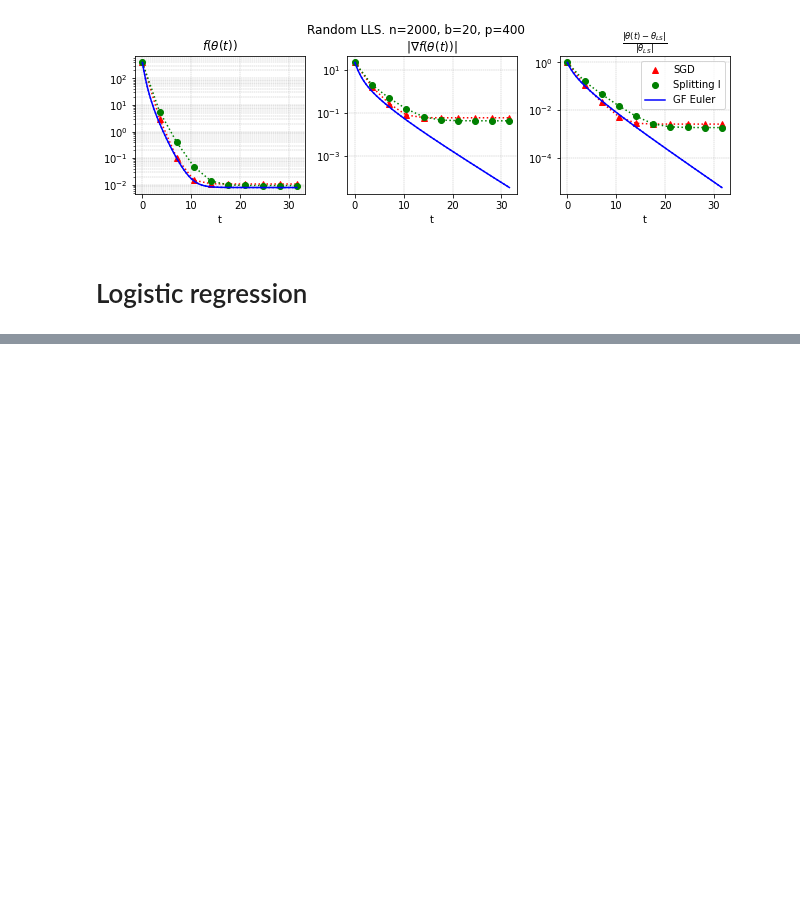
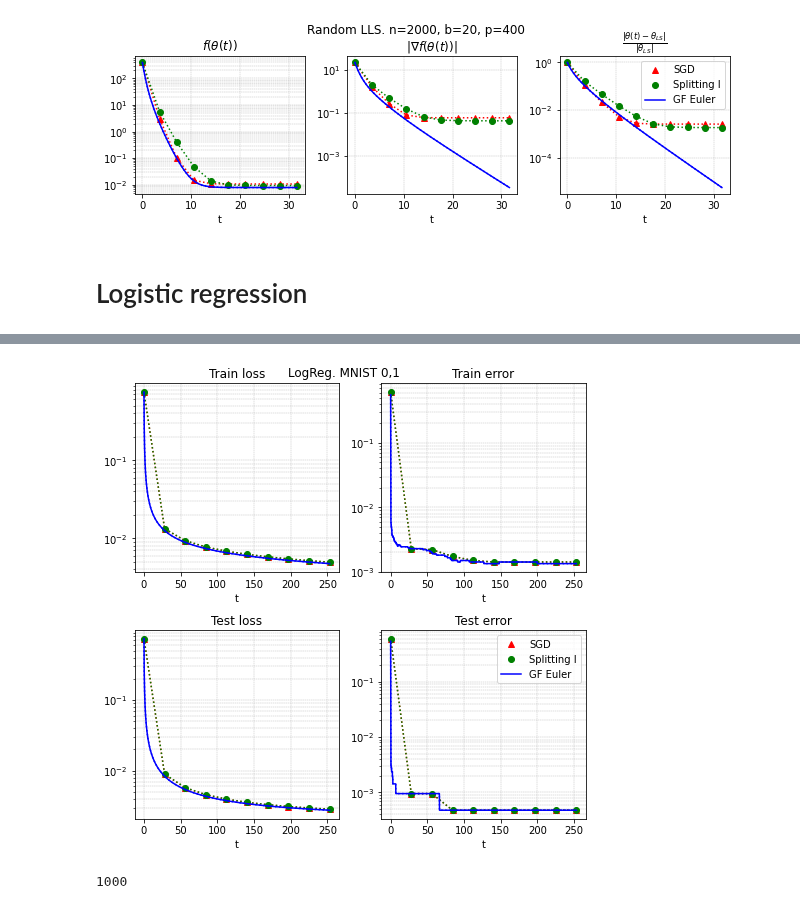
Before and after one commit to MerkulovDaniil/split-sgd, a Jupyter notebook: Code/Continuous_time.ipynb, the cells around one changed output, grey strips where cells are left out. Drawn from its saved outputs; the diff is of its cells as text; code cells hidden in the pictures; blank space fills up the shorter version.

Commit message:
add: logreg full dynamics

```diff
--- a/Code/Continuous_time.ipynb
+++ b/Code/Continuous_time.ipynb
@@ -283,26 +283,6 @@ plot_continuous_time_lls(times, losses, grads, rel_diffs, labels, title)
 [figure]
 # %% [markdown]
 # Logistic regression
-# %%
-# ======= Problem generation =======
-
-TARGET_ERROR    = 0.001
-N_EXPERIMENTS   = 30
-LEARNING_RATES  = np.array(np.logspace(-3, 2, 10))
-LEARNING_RATES  = np.append(LEARNING_RATES, np.array(np.logspace(2, 7, 6)))
-iter_limit      = 30000
-
-GD_N_iter     = np.zeros((N_EXPERIMENTS, len(LEARNING_RATES)))
-SGD_N_iter    = np.zeros((N_EXPERIMENTS, len(LEARNING_RATES)))
-SPL_N_iter    = np.zeros((N_EXPERIMENTS, len(LEARNING_RATES)))
-
-GD_time     = np.zeros((N_EXPERIMENTS, len(LEARNING_RATES)))
-SGD_time    = np.zeros((N_EXPERIMENTS, len(LEARNING_RATES)))
-SPL_time    = np.zeros((N_EXPERIMENTS, len(LEARNING_RATES)))
-
-# Problem generation
-batch_size = 50
-number_of_classes = 2
 # %%
 # ======= Function definitions =======
 
@@ -734,0 +653,15 @@ def plot_convergence_from_lr(learning_rates, list_of_methods, list_of_labels):
+# %%
+times         = [ts_sgd,           ts_spl,           ts_gd]
+losses_trains = [losses_train_sgd, losses_train_spl, losses_train_gd[:-1]]
+losses_tests  = [losses_test_sgd,  losses_test_spl,  losses_test_gd[:-1]]
+errors_trains = [errors_train_sgd, errors_train_spl, errors_train_gd[:-1]]
+errors_tests  = [errors_test_sgd,  errors_test_spl,  errors_test_gd[:-1]]
+title     = 'LogReg. MNIST 0,1'
+
+plot_continuous_time_logreg(times, losses_trains, losses_tests, errors_trains, errors_tests, LABELS, title = 'LogReg. MNIST 0,1')
+# %% [output]
+[figure, added]
+# %%
+N_spl_steps
+# %% [output]
+1000
```
Also changed, not shown: parts of 2 cells of this notebook.
